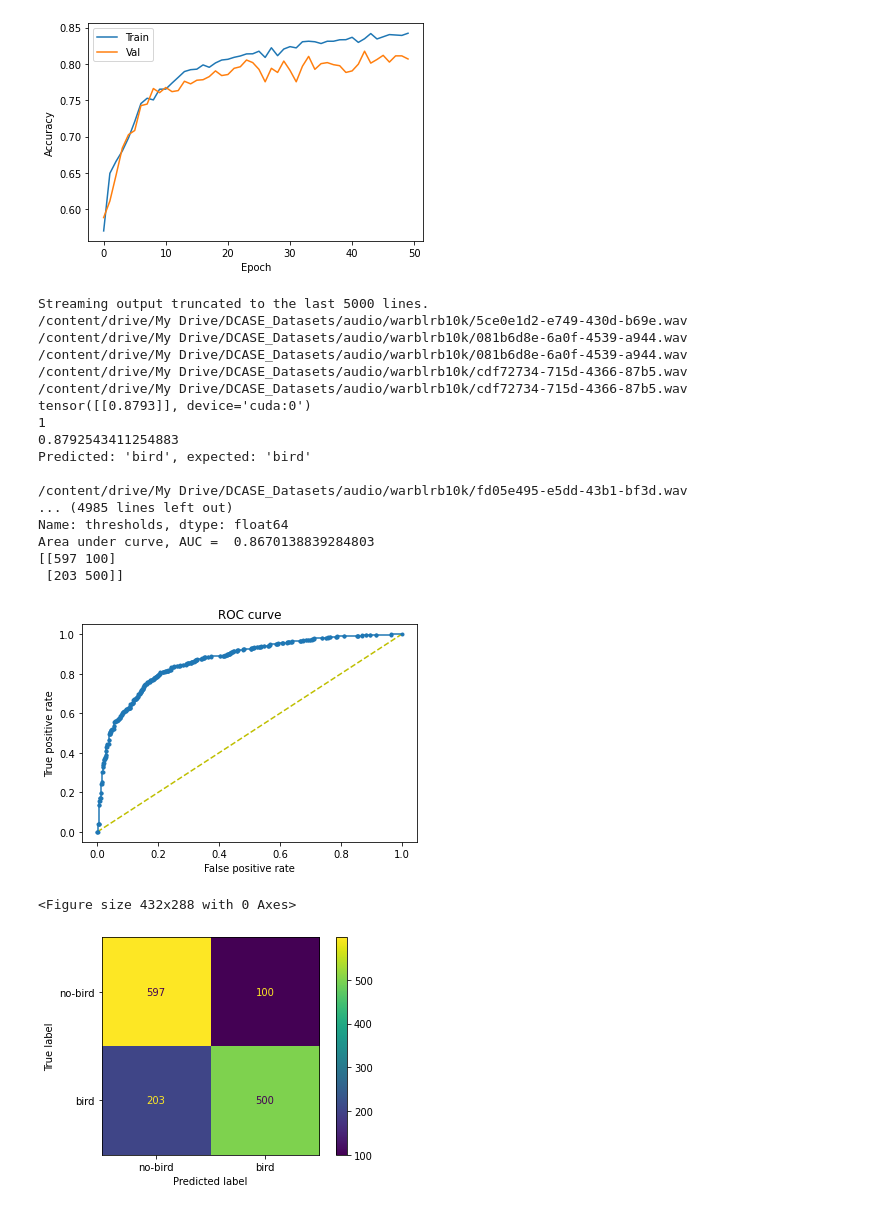
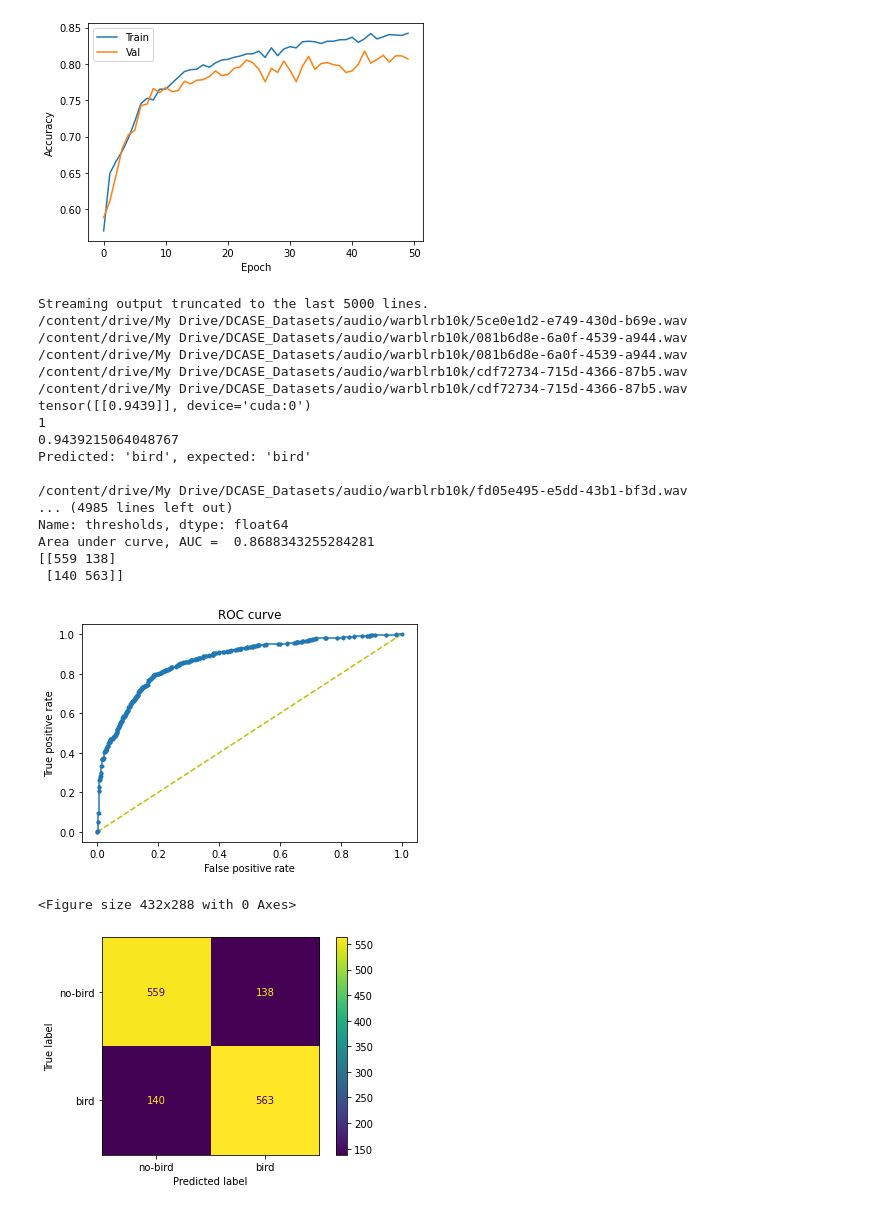
Before and after one commit to edward-h-81/bird_sound_detection, a Jupyter notebook: cnn_pytorch/train_binary_uky_val_conmatrix.ipynb, the cells around one changed output. Drawn from its saved outputs; the diff is of its cells as text; code cells hidden in the pictures.

```diff
--- a/cnn_pytorch/train_binary_uky_val_conmatrix.ipynb
+++ b/cnn_pytorch/train_binary_uky_val_conmatrix.ipynb
@@ -409,7 +409,7 @@ AUDIO_DIR = '/content/drive/My Drive/DCASE_Datasets/audio/'
 SAMPLE_RATE = 22050
 DURATION = 10
 NUM_SAMPLES = 22050 * DURATION
-THRESHOLD = 0.5
+THRESHOLD = 0.389085
 
 
 class_mapping = [
@@ -447,7 +447,7 @@ if __name__ == "__main__":
 
     # load back the model
     cnn = CNNNetwork()
-    state_dict = torch.load("/content/drive/My Drive/MSc_Project_Colab/BAD_PyTorch/cnn_V7_bvff_25percent.pth", map_location=torch.device('cpu'))
+    state_dict = torch.load("/content/drive/My Drive/MSc_Project_Colab/BAD_PyTorch/cnn_V8_bv50percent_ff_tfmask.pth", map_location=torch.device('cpu'))
     cnn.load_state_dict(state_dict)
 
     # load DCASE dataset
@@ -492,7 +492,7 @@ if __name__ == "__main__":
           index += 1
           continue
 
-      # if value > 0.75:
+      # if value > 0.5:
       #   input = t1masking(input)
       #   input = t2masking(input)
       #   input = fmasking(input)
@@ -560,37 +560,37 @@ if __name__ == "__main__":
 
     i = np.arange(len(tpr))
     roc = pd.DataFrame({'tf' : pd.Series(tpr-(1-fpr), index=i), 'thresholds' : pd.Series(thresholds, index=i)})
     ideal_roc_thresh = roc.iloc[(roc.tf-0).abs().argsort()[:1]]  #Locate the point where the value is close to 0
     print("Ideal threshold is: ", ideal_roc_thresh['thresholds'])
 
     # AUC
     auc_value = auc(fpr, tpr)
     print("Area under curve, AUC = ", auc_value)
 
     # confusion matrix
     cm = confusion_matrix(targs, preds)
     print(cm)
     disp = ConfusionMatrixDisplay(confusion_matrix=cm, display_labels=["no-bird", "bird"])
     plt.figure(2)
     disp.plot(values_format='')
 # %% [output]
 Streaming output truncated to the last 5000 lines.
 /content/drive/My Drive/DCASE_Datasets/audio/warblrb10k/5ce0e1d2-e749-430d-b69e.wav
 /content/drive/My Drive/DCASE_Datasets/audio/warblrb10k/081b6d8e-6a0f-4539-a944.wav
 /content/drive/My Drive/DCASE_Datasets/audio/warblrb10k/081b6d8e-6a0f-4539-a944.wav
 /content/drive/My Drive/DCASE_Datasets/audio/warblrb10k/cdf72734-715d-4366-87b5.wav
 /content/drive/My Drive/DCASE_Datasets/audio/warblrb10k/cdf72734-715d-4366-87b5.wav
-tensor([[0.8793]], device='cuda:0')
+tensor([[0.9439]], device='cuda:0')
 1
-0.8792543411254883
+0.9439215064048767
 Predicted: 'bird', expected: 'bird'
 
 /content/drive/My Drive/DCASE_Datasets/audio/warblrb10k/fd05e495-e5dd-43b1-bf3d.wav
 ... (4985 lines left out)
 Name: thresholds, dtype: float64
-Area under curve, AUC =  0.8670138839284803
-[[597 100]
- [203 500]]
+Area under curve, AUC =  0.8688343255284281
+[[559 138]
+ [140 563]]
-[figure, old version]
+[figure, new version]
 <Figure size 432x288 with 0 Axes>
-[figure, old version]
+[figure, new version]
```
